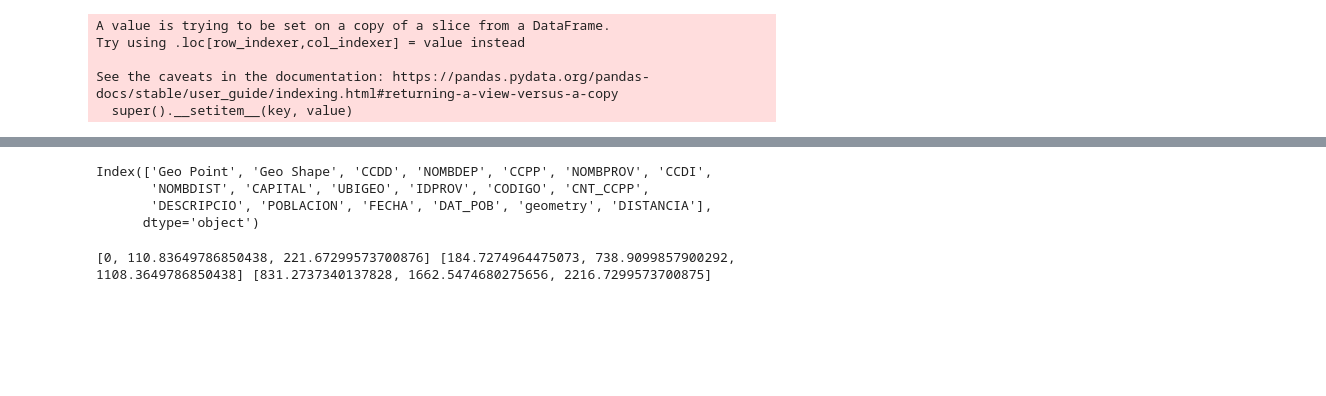
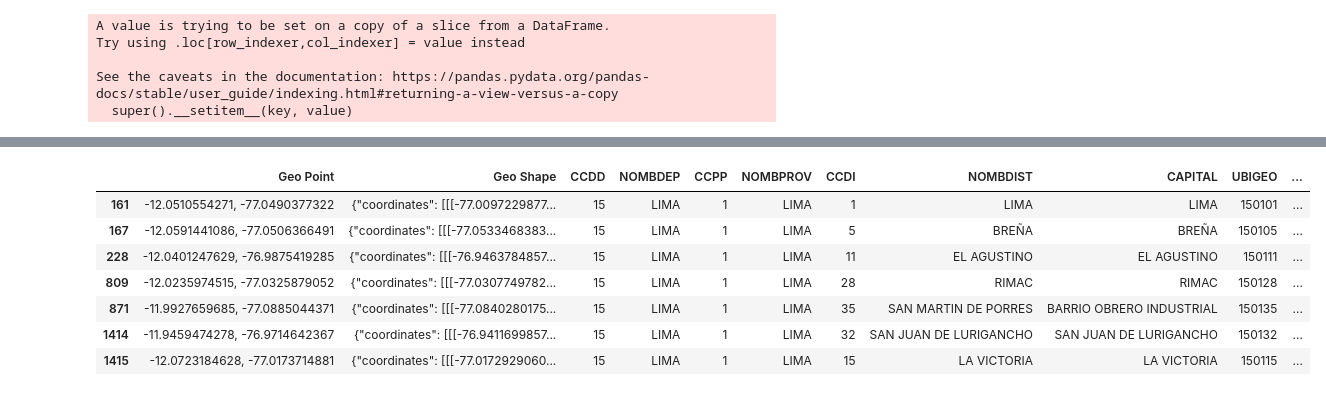
Before and after one commit to LeonDavisCoropuna/logica-difusa-terremotos, a Jupyter notebook: geo.ipynb, the cells around one changed output, grey strips where cells are left out. Saved outputs shown, nothing was run; the diff lists cells and outputs as text; code cells hidden in the pictures; blank space fills up the shorter version.

```diff
--- a/geo.ipynb
+++ b/geo.ipynb
@@ -121,10 +121,14 @@ print(distritos_en_area_efecto[['NOMBDIST', 'NOMBPROV', 'NOMBDEP', 'DISTANCIA',
 # %%
-distritos_en_area_efecto.columns
+distritos_en_area_efecto
 # %% [output]
-Index(['Geo Point', 'Geo Shape', 'CCDD', 'NOMBDEP', 'CCPP', 'NOMBPROV', 'CCDI',
-       'NOMBDIST', 'CAPITAL', 'UBIGEO', 'IDPROV', 'CODIGO', 'CNT_CCPP',
-       'DESCRIPCIO', 'POBLACION', 'FECHA', 'DAT_POB', 'geometry', 'DISTANCIA'],
-      dtype='object')
+|  | Geo Point | Geo Shape | CCDD | NOMBDEP | CCPP | NOMBPROV | CCDI | NOMBDIST | CAPITAL | UBIGEO | ... |
+| 161 | -12.0510554271, -77.0490377322 | {"coordinates": [[[-77.0097229877... | 15 | LIMA | 1 | LIMA | 1 | LIMA | LIMA | 150101 | ... |
+| 167 | -12.0591441086, -77.0506366491 | {"coordinates": [[[-77.0533468383... | 15 | LIMA | 1 | LIMA | 5 | BREÑA | BREÑA | 150105 | ... |
+| 228 | -12.0401247629, -76.9875419285 | {"coordinates": [[[-76.9463784857... | 15 | LIMA | 1 | LIMA | 11 | EL AGUSTINO | EL AGUSTINO | 150111 | ... |
+| 809 | -12.0235974515, -77.0325879052 | {"coordinates": [[[-77.0307749782... | 15 | LIMA | 1 | LIMA | 28 | RIMAC | RIMAC | 150128 | ... |
+| 871 | -11.9927659685, -77.0885044371 | {"coordinates": [[[-77.0840280175... | 15 | LIMA | 1 | LIMA | 35 | SAN MARTIN DE PORRES | BARRIO OBRERO INDUSTRIAL | 150135 | ... |
+| 1414 | -11.9459474278, -76.9714642367 | {"coordinates": [[[-76.9411699857... | 15 | LIMA | 1 | LIMA | 32 | SAN JUAN DE LURIGANCHO | SAN JUAN DE LURIGANCHO | 150132 | ... |
+| 1415 | -12.0723184628, -77.0173714881 | {"coordinates": [[[-77.0172929060... | 15 | LIMA | 1 | LIMA | 15 | LA VICTORIA | LA VICTORIA | 150115 | ... |
 # %%
 import numpy as np
 import skfuzzy as fuzz
@@ -135,13 +139,13 @@ from skfuzzy import control as ctrl
 # Definición de las variables lingüísticas
 intensidad = ctrl.Antecedent(np.arange(0, 17.1, 0.1), 'intensidad')
 profundidad = ctrl.Antecedent(np.arange(0, 700.1, 1), 'profundidad')
-poblacion = ctrl.Antecedent(np.arange(0, 1500000.1, 1000), 'poblacion')
+poblacion = ctrl.Antecedent(np.arange(0, 1500000.1, 1), 'poblacion')
 riesgo = ctrl.Consequent(np.arange(0, 101, 1), 'riesgo')
 
 # Definición de los conjuntos difusos para magnitud usando función gaussiana
-intensidad['baja'] = fuzz.gaussmf(intensidad.universe, 4, 0.5)
-intensidad['moderada'] = fuzz.gaussmf(intensidad.universe, 8, 0.5)
-intensidad['alta'] = fuzz.gaussmf(intensidad.universe, 12, 0.5)
+intensidad['baja'] = fuzz.gaussmf(intensidad.universe, 4, 1)
+intensidad['moderada'] = fuzz.gaussmf(intensidad.universe, 8, 2)
+intensidad['alta'] = fuzz.gaussmf(intensidad.universe, 12, 1)
 
 # Definición de los conjuntos difusos para profundidad usando función trapezoidal
 profundidad['superficial'] = fuzz.trapmf(profundidad.universe, [0, 20, 35, 50])
@@ -159,18 +163,14 @@ distancia['media'] = fuzz.trimf(distancia.universe, limite_media)
 distancia['lejos'] = fuzz.trimf(distancia.universe, limite_lejos)
 
 # Definición de los conjuntos difusos para población
-poblacion['muy baja'] = fuzz.trimf(poblacion.universe, [0, 500, 1000])
-poblacion['baja'] = fuzz.trapmf(poblacion.universe, [800, 2000, 8000, 12000])
+poblacion['baja'] = fuzz.trapmf(poblacion.universe, [0, 2000, 8000, 12000])
 poblacion['media'] = fuzz.trapmf(poblacion.universe, [10000, 30000, 80000, 130000])
 poblacion['alta'] = fuzz.trapmf(poblacion.universe, [120000, 200000, 500000, 1500000])
-poblacion['muy alta'] = fuzz.trapmf(poblacion.universe, [1000000, 1200000, 1500000, 3000000])
 
 # Definición de los conjuntos difusos para riesgo usando función trapezoidal
 riesgo['bajo'] = fuzz.trapmf(riesgo.universe, [0, 0, 20, 40])
 riesgo['medio'] = fuzz.trapmf(riesgo.universe, [30, 40, 50, 70])
 riesgo['alto'] = fuzz.trapmf(riesgo.universe, [60, 80, 100, 100])
-# %% [output]
-[0, 110.83649786850438, 221.67299573700876] [184.7274964475073, 738.9099857900292, 1108.3649786850438] [831.2737340137828, 1662.5474680275656, 2216.7299573700875]
 # %%
 R_km
 # %% [output]
```
Also changed, not shown: parts of 12 cells of this notebook, 4 other files.
